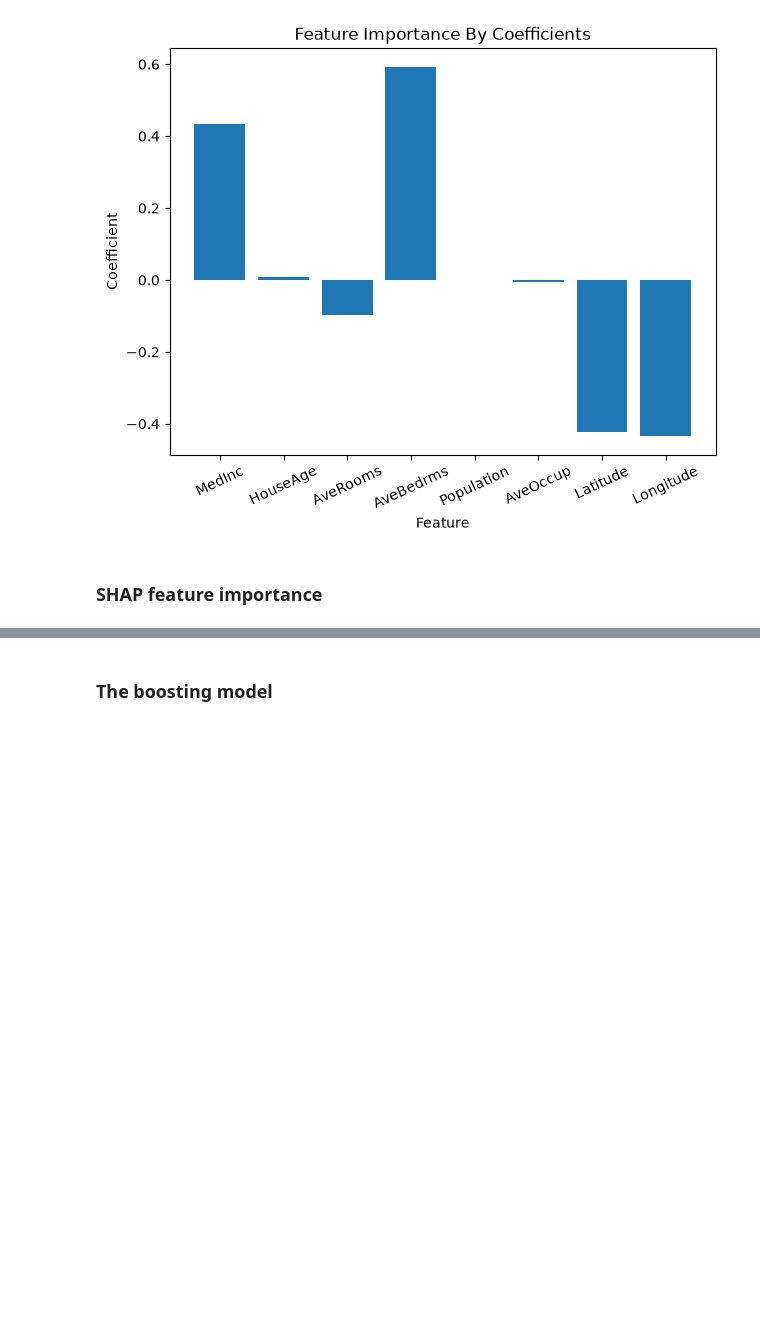
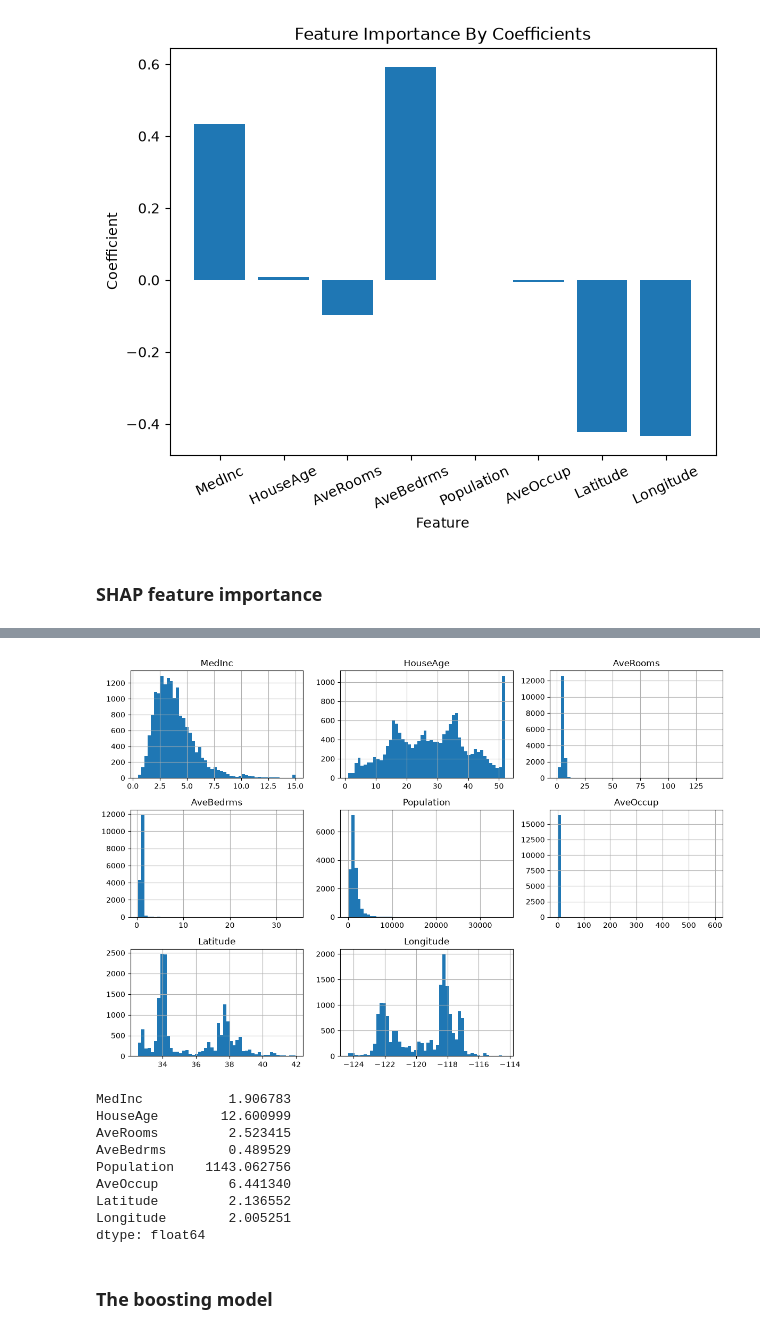
Before and after one commit to imqn01/-Reinforcement-Learning-and-Explainable-Ai, a Jupyter notebook: Project4_XAI.ipynb, the cells around one changed output, grey strips where cells are left out. Saved outputs shown, nothing was run; the diff lists cells and outputs as text; code cells hidden in the pictures; blank space fills up the shorter version.

```diff
--- a/Project4_XAI.ipynb
+++ b/Project4_XAI.ipynb
@@ -129,3 +140,20 @@ TypeError: The passed model is not callable and cannot be analyzed directly with
+# %%
+#Plotter feature histogrammene
+X_train.hist(bins=50, figsize=(12,8))
+plt.tight_layout()
+plt.show()
+print(X_train.std())
+# %% [output]
+[figure, added]
+MedInc           1.906783
+HouseAge        12.600999
+AveRooms         2.523415
+AveBedrms        0.489529
+Population    1143.062756
+AveOccup         6.441340
+Latitude         2.136552
+Longitude        2.005251
+dtype: float64
 # %% [markdown]
 ### The boosting model
 # %%
```
Also changed, not shown: parts of 25 cells of this notebook.
